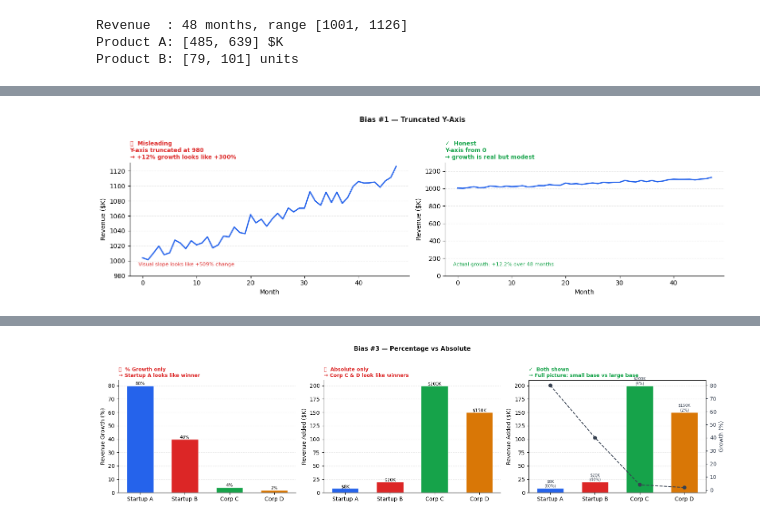
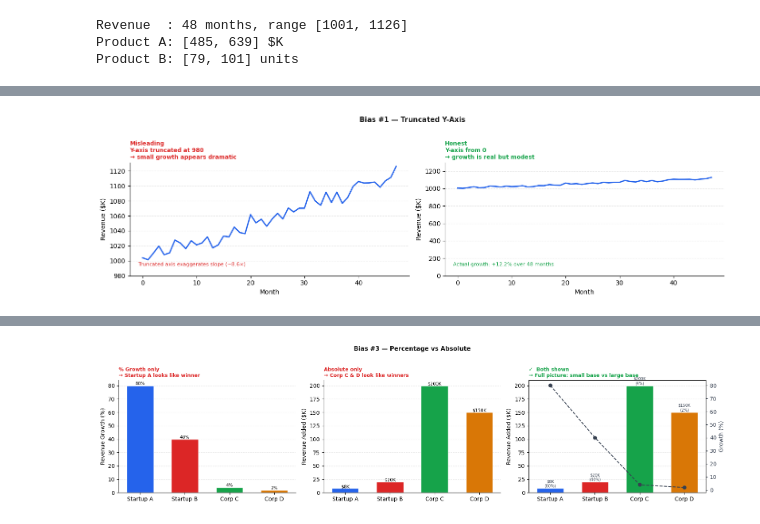
Before and after one commit to thisYui/From-Data-to-Story, a Jupyter notebook: notebooks/07_framing_and_bias.ipynb, the cells around one changed output, grey strips where cells are left out. Drawn from its saved outputs; the diff is of its cells as text; code cells hidden in the pictures.

```diff
--- a/notebooks/07_framing_and_bias.ipynb
+++ b/notebooks/07_framing_and_bias.ipynb
@@ -103,29 +174,54 @@ Product B: [79, 101] units
 # %%
 fig, axes = make_pair(
-    'Y-axis truncated at 980\n→ +12% growth looks like +300%',
+    'Y-axis truncated at 980\n→ small growth appears dramatic',
     'Y-axis from 0\n→ growth is real but modest'
 )
 
-# Misleading: truncated
+# Misleading: truncated axis
 ax = axes[0]
 ax.plot(months, revenue, color='#2563EB', linewidth=2.0)
 ax.set_ylim(980, revenue.max() + 5)
-ax.set_xlabel('Month'); ax.set_ylabel('Revenue ($K)')
-add_note(ax, f'Visual slope looks like +{(revenue[-1]-980)/(revenue[0]-980)*100-100:.0f}% change',
-         x=0.03, y=0.12, color='#DC2626', fontsize=8)
+ax.set_xlabel('Month')
+ax.set_ylabel('Revenue ($K)')
+
+# quantify visual exaggeration via axis range
+truncated_range = (revenue.max() + 5) - 980
+full_range = (revenue.max() * 1.15) - 0
+exaggeration = full_range / truncated_range
+
+add_note(
+    ax,
+    f'Truncated axis exaggerates slope (~{exaggeration:.1f}×)',
+    x=0.03, y=0.12,
+    color='#DC2626',
+    fontsize=8
+)
 
 # Honest: from zero
 ax = axes[1]
 ax.plot(months, revenue, color='#2563EB', linewidth=2.0)
 ax.set_ylim(0, revenue.max() * 1.15)
-ax.set_xlabel('Month'); ax.set_ylabel('Revenue ($K)')
+ax.set_xlabel('Month')
+ax.set_ylabel('Revenue ($K)')
+
 actual_pct = (revenue[-1] - revenue[0]) / revenue[0] * 100
-add_note(ax, f'Actual growth: +{actual_pct:.1f}% over {T} months',
-         x=0.03, y=0.12, color='#16A34A', fontsize=8)
+add_note(
+    ax,
+    f'Actual growth: +{actual_pct:.1f}% over {T} months',
+    x=0.03, y=0.12,
+    color='#16A34A',
+    fontsize=8
+)
 
-fig.suptitle('Bias #1 — Truncated Y-Axis',
-             fontsize=11, fontweight='bold', color='#1a1a1a', y=1.02)
+fig.suptitle(
+    'Bias #1 — Truncated Y-Axis',
+    fontsize=11,
+    fontweight='bold',
+    color='#1a1a1a',
+    y=1.02
+)
+
 plt.tight_layout()
 plt.show()
 # %% [output]
-[figure, old version]
+[figure, new version]
```
Also changed, not shown: parts of 23 cells of this notebook.
